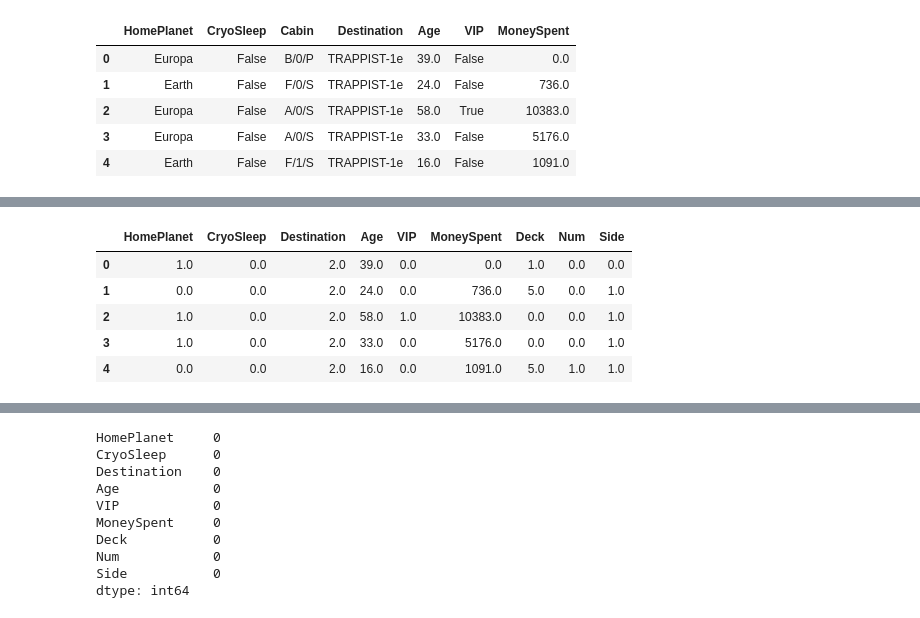
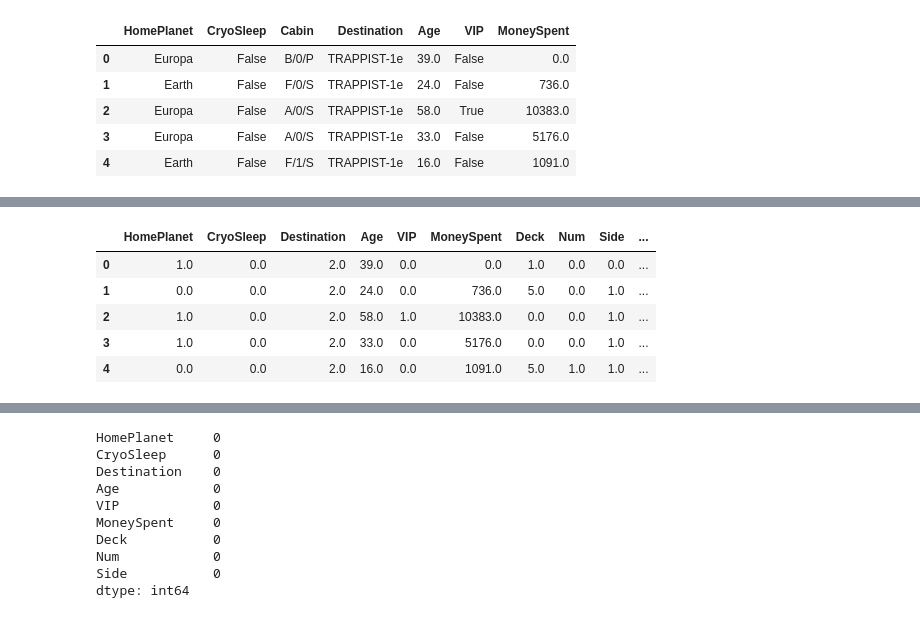
Before and after one commit to saurav1066/KaggleProjects, a Jupyter notebook: Spaceship Titanic/Spaceship_analysis.ipynb, the cells around one changed output, grey strips where cells are left out. Cells and saved outputs as stored; diff of their text form; code cells hidden in the pictures.

```diff
--- a/Spaceship Titanic/Spaceship_analysis.ipynb
+++ b/Spaceship Titanic/Spaceship_analysis.ipynb
@@ -79,28 +87,28 @@ test_data["Num"] = test_data["Num"].astype(float)
 # %%
 #One hot encoding the categorical variables
 #Selecting all categorical columns
 categorical_columns = x.select_dtypes(include=['object']).columns
 categorical_columns
 
 
 # Converting categorical columns to numeric using ordinal encoding
 from sklearn.preprocessing import OrdinalEncoder
 
 encoder = OrdinalEncoder()
 
 #Converting the values to type string
 x[categorical_columns] = x[categorical_columns].astype(str)
 test_data[categorical_columns] = test_data[categorical_columns].astype(str)
 
 #Fit the encoder
 x[categorical_columns] = encoder.fit_transform(x[categorical_columns])
 test_data[categorical_columns] = encoder.fit_transform(test_data[categorical_columns])
-
+x['Transported'] = y
 x.head()
 # %% [output]
-|  | HomePlanet | CryoSleep | Destination | Age | VIP | MoneySpent | Deck | Num | Side |
-| 0 | 1.0 | 0.0 | 2.0 | 39.0 | 0.0 | 0.0 | 1.0 | 0.0 | 0.0 |
-| 1 | 0.0 | 0.0 | 2.0 | 24.0 | 0.0 | 736.0 | 5.0 | 0.0 | 1.0 |
-| 2 | 1.0 | 0.0 | 2.0 | 58.0 | 1.0 | 10383.0 | 0.0 | 0.0 | 1.0 |
-| 3 | 1.0 | 0.0 | 2.0 | 33.0 | 0.0 | 5176.0 | 0.0 | 0.0 | 1.0 |
-| 4 | 0.0 | 0.0 | 2.0 | 16.0 | 0.0 | 1091.0 | 5.0 | 1.0 | 1.0 |
+|  | HomePlanet | CryoSleep | Destination | Age | VIP | MoneySpent | Deck | Num | Side | ... |
+| 0 | 1.0 | 0.0 | 2.0 | 39.0 | 0.0 | 0.0 | 1.0 | 0.0 | 0.0 | ... |
+| 1 | 0.0 | 0.0 | 2.0 | 24.0 | 0.0 | 736.0 | 5.0 | 0.0 | 1.0 | ... |
+| 2 | 1.0 | 0.0 | 2.0 | 58.0 | 1.0 | 10383.0 | 0.0 | 0.0 | 1.0 | ... |
+| 3 | 1.0 | 0.0 | 2.0 | 33.0 | 0.0 | 5176.0 | 0.0 | 0.0 | 1.0 | ... |
+| 4 | 0.0 | 0.0 | 2.0 | 16.0 | 0.0 | 1091.0 | 5.0 | 1.0 | 1.0 | ... |
```
Also changed, not shown: parts of 3 cells of this notebook, 2 other files.
